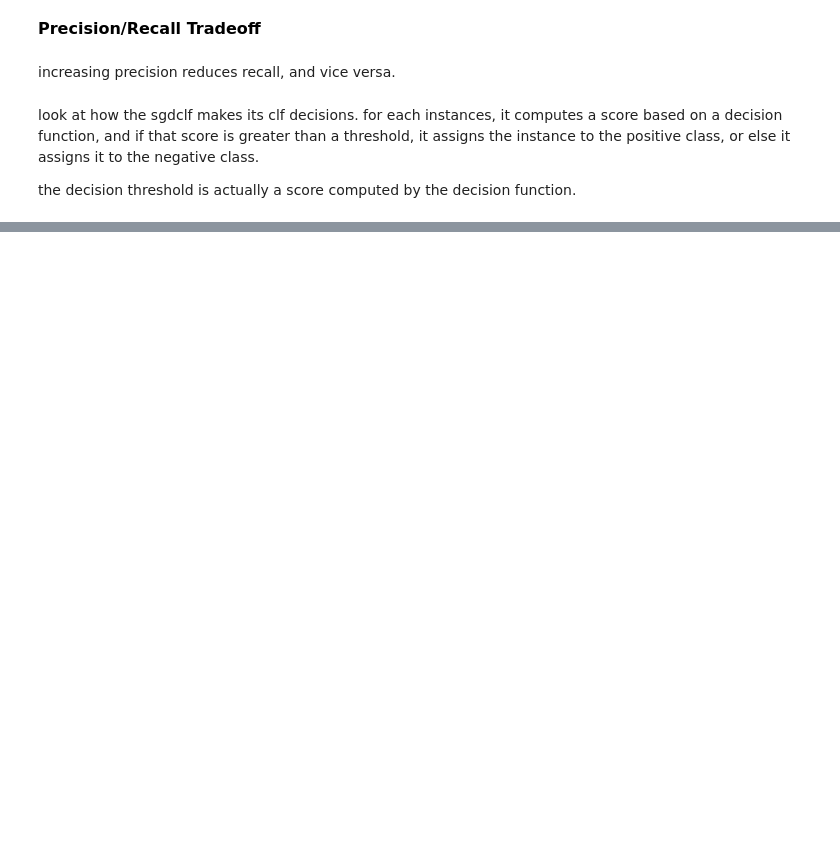
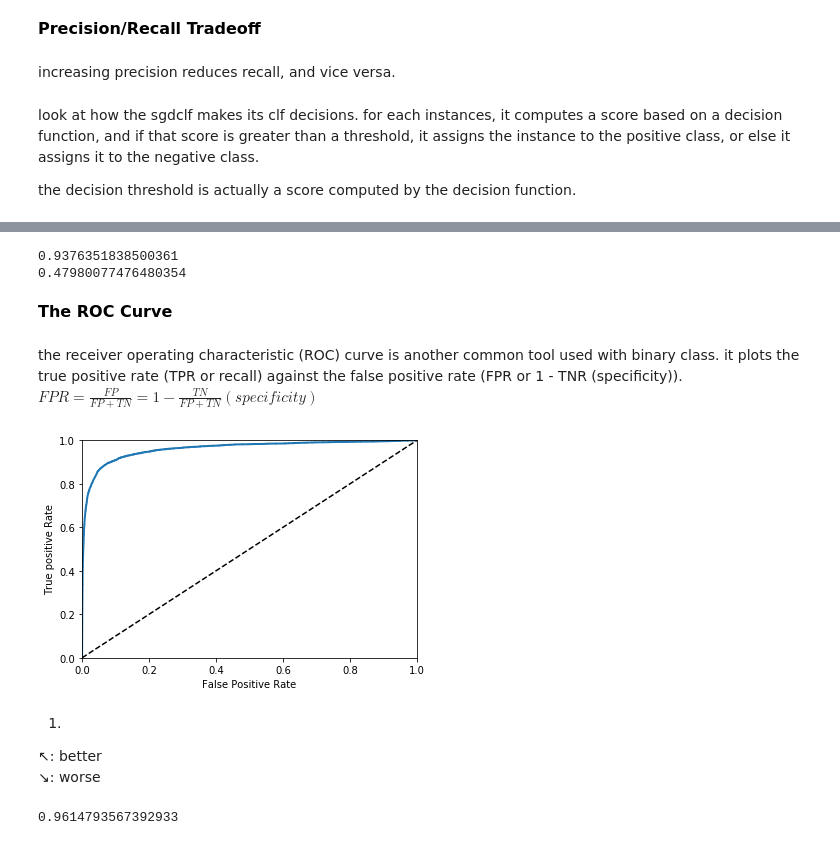
Before and after one commit to Chunngai/handson-ml, a Jupyter notebook: DigitsClassification.ipynb, the cells around one changed output, grey strips where cells are left out. Saved outputs shown, nothing was run; the diff lists cells and outputs as text; code cells hidden in the pictures; blank space fills up the shorter version.

```diff
--- a/DigitsClassification.ipynb
+++ b/DigitsClassification.ipynb
@@ -206,0 +269,48 @@ the decision threshold is actually a score computed by the decision function.
+# %%
+# get a 90% precision
+
+y_train_pred_90 = (y_scores > 700)
+
+# check the precision and recall
+print(precision_score(y_train_5, y_train_pred_90))
+print(recall_score(y_train_5, y_train_pred_90))
+# %% [output]
+0.9376351838500361
+0.47980077476480354
+# %% [markdown]
+**<font color=#000000 size=3>The ROC Curve</font>**
+# %% [markdown]
+the receiver operating characteristic (ROC) curve is another common tool used with binary class. it plots the true positive rate (TPR or recall) against the false positive rate (FPR or 1 - TNR (specificity)).
+$FPR = \frac{FP}{FP + TN} = 1 - \frac{TN}{FP + TN}(specificity)$
+# %%
+# compute the TPR and FPR for various threshold values
+
+from sklearn.metrics import roc_curve
+
+fpr, tpr, thresholds = roc_curve(y_train_5, y_scores)
+# %%
+# plot the roc curve
+
+def plot_roc_curve(fpr, tpr, label=None):
+    plt.plot(fpr, tpr, linewidth=2, label=label)
+    plt.plot([0, 1], [0, 1], "k--")
+    plt.axis([0, 1, 0, 1])
+    plt.xlabel("False Positive Rate")
+    plt.ylabel("True positive Rate")
+
+plot_roc_curve(fpr, tpr)
+plt.show()
+# %% [output]
+[figure, added]
+# %% [markdown]
+1)
+↖: better
+↘: worse
+# %%
+# AUC: area under the curve. can be used to compare classifiers.
+
+from sklearn.metrics import roc_auc_score
+
+roc_auc_score(y_train_5, y_scores)
+# %% [output]
+0.9614793567392933
```
Also changed, not shown: parts of 45 cells of this notebook.
